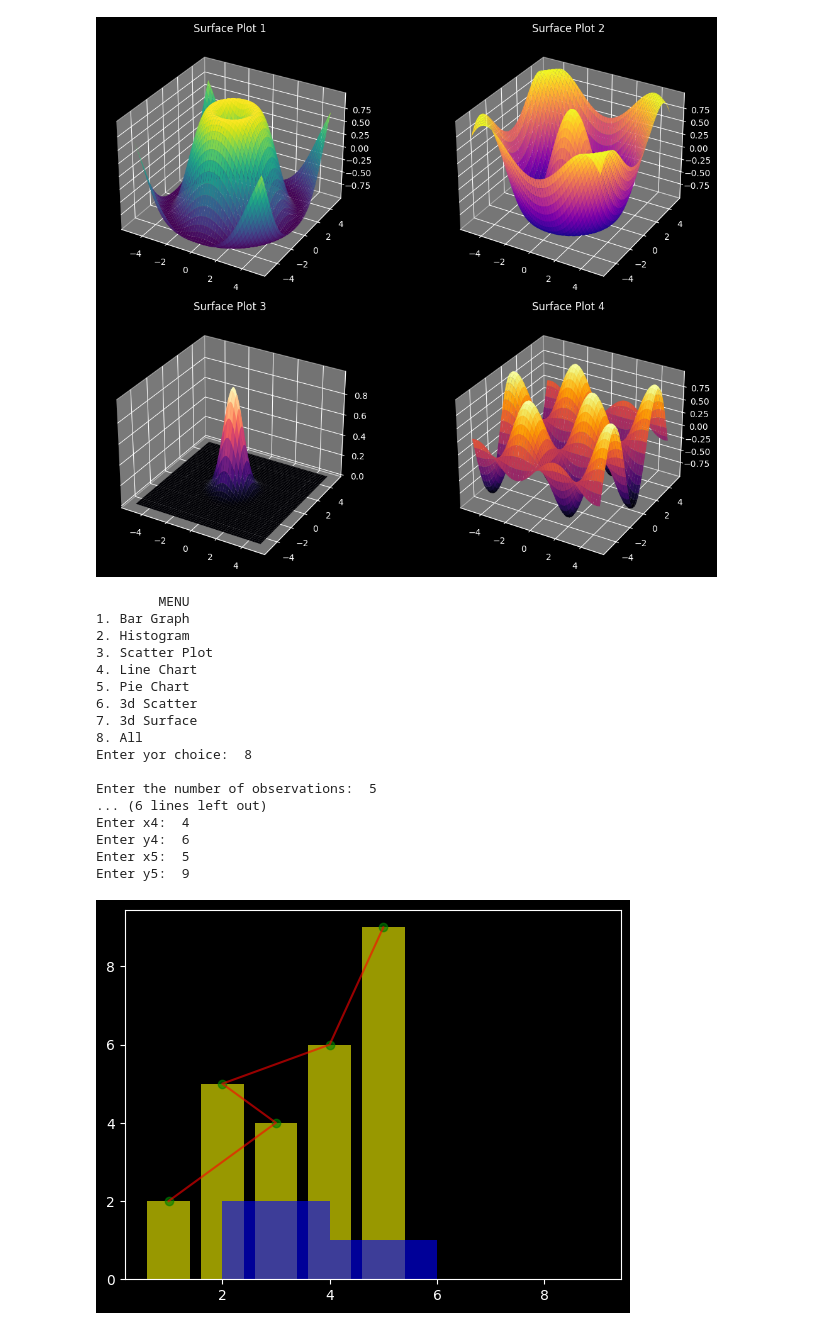
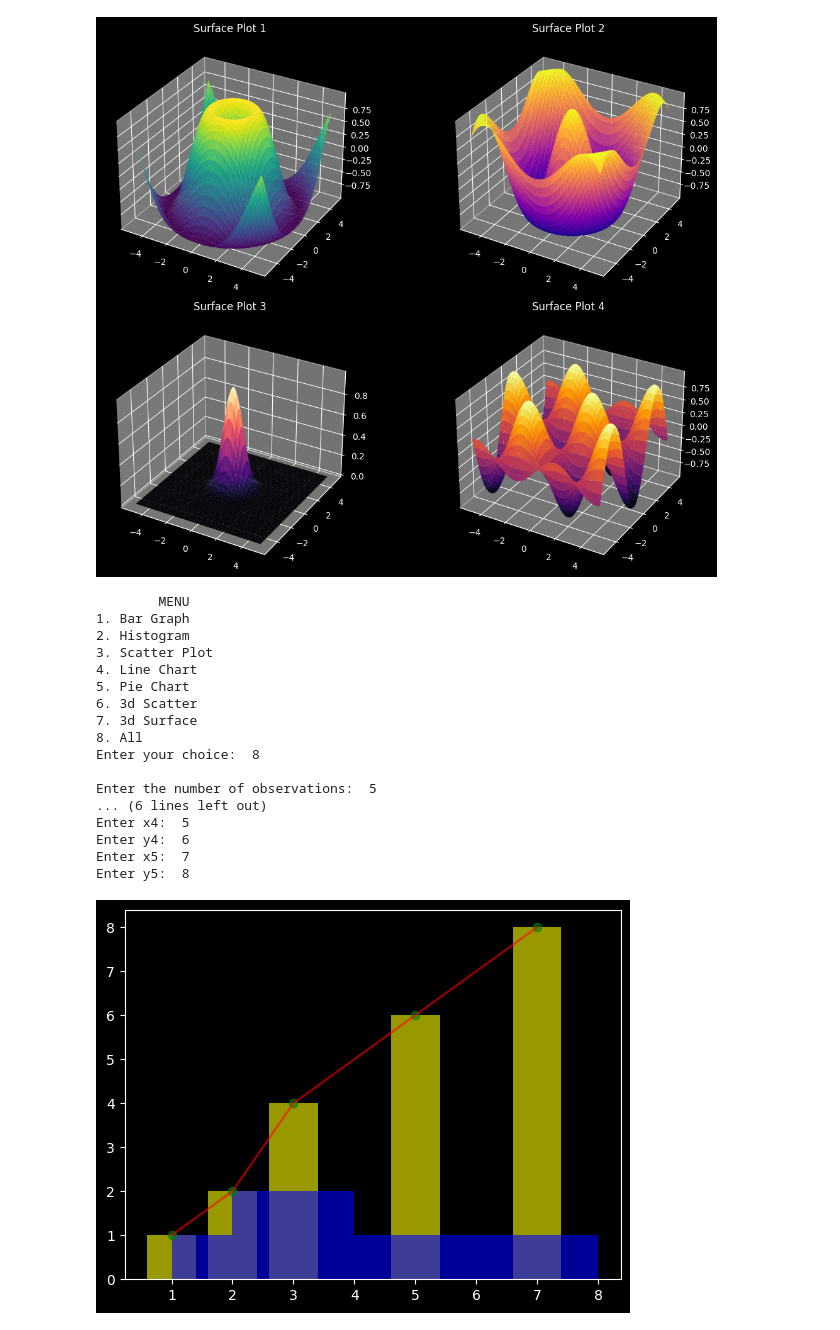
Before and after one commit to multiverseweb/cheatsheets, a Jupyter notebook: Matplotlib_tejas.ipynb, the cells around one changed output. Cells and saved outputs as stored; diff of their text form; code cells hidden in the pictures.

```diff
--- a/Matplotlib_tejas.ipynb
+++ b/Matplotlib_tejas.ipynb
@@ -327,7 +327,7 @@ import matplotlib.pyplot as plt
 import numpy as np
 plt.style.use('dark_background')
 print("\tMENU\n1. Bar Graph\n2. Histogram\n3. Scatter Plot\n4. Line Chart\n5. Pie Chart\n6. 3d Scatter\n7. 3d Surface\n8. All")
-c=int(input("Enter yor choice: "))
+c=int(input("Enter your choice: "))
 n=int(input("\nEnter the number of observations: "))
 x = []
 y = []
@@ -339,35 +339,35 @@ for i in range(n):
     b=float(input())
     y.append(b)
 if c==1:
     plt.bar(x,y, color='yellow')
 elif c==2:
     plt.hist(x,y, color='yellow')
 elif c==3:
     plt.scatter(x,y, c='yellow')
 elif c==4:
     plt.plot(x,y, c='yellow')
 else:
     plt.bar(x,y, color='yellow',alpha=0.6)
     plt.hist(x,y, color='blue',alpha=0.6)
     plt.scatter(x,y, c='green',alpha=0.6)
     plt.plot(x,y, c='red',alpha=0.6)
 plt.show()
 # %% [output]
         MENU
 1. Bar Graph
 2. Histogram
 3. Scatter Plot
 4. Line Chart
 5. Pie Chart
 6. 3d Scatter
 7. 3d Surface
 8. All
-Enter yor choice:  8
+Enter your choice:  8
 
 Enter the number of observations:  5
 ... (6 lines left out)
-Enter x4:  4
+Enter x4:  5
 Enter y4:  6
-Enter x5:  5
-Enter y5:  9
+Enter x5:  7
+Enter y5:  8
-[figure, old version]
+[figure, new version]
```
Also changed, not shown: parts of 11 cells of this notebook.
